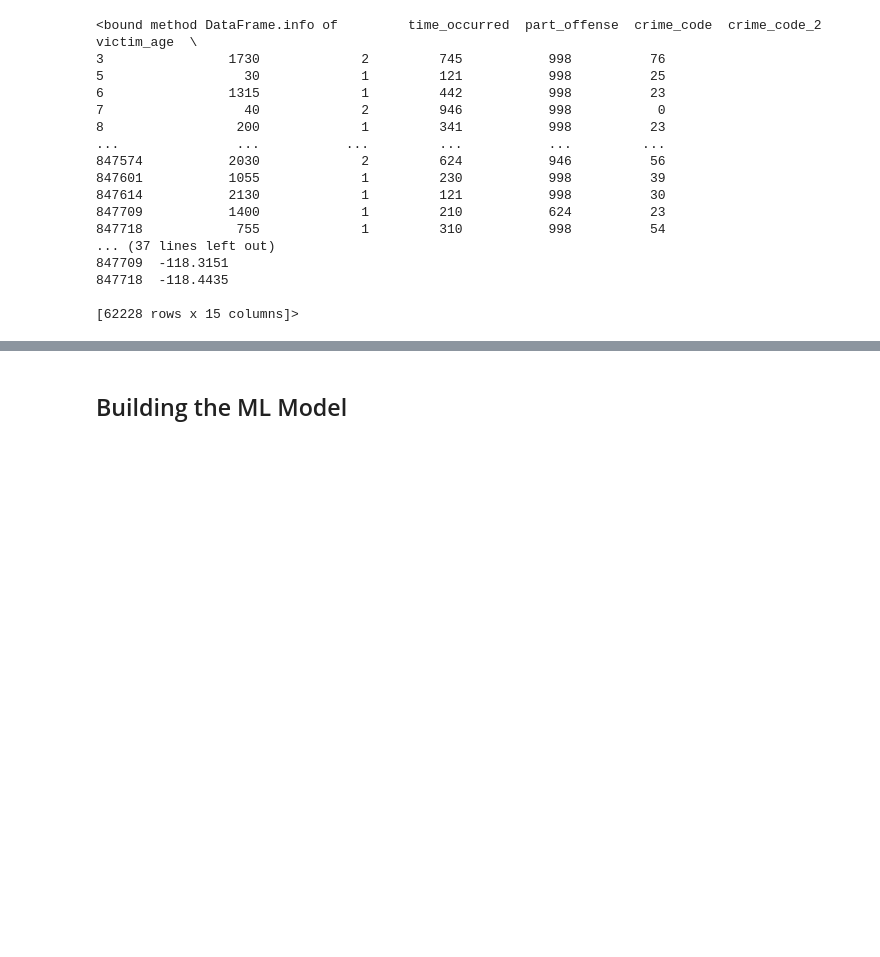
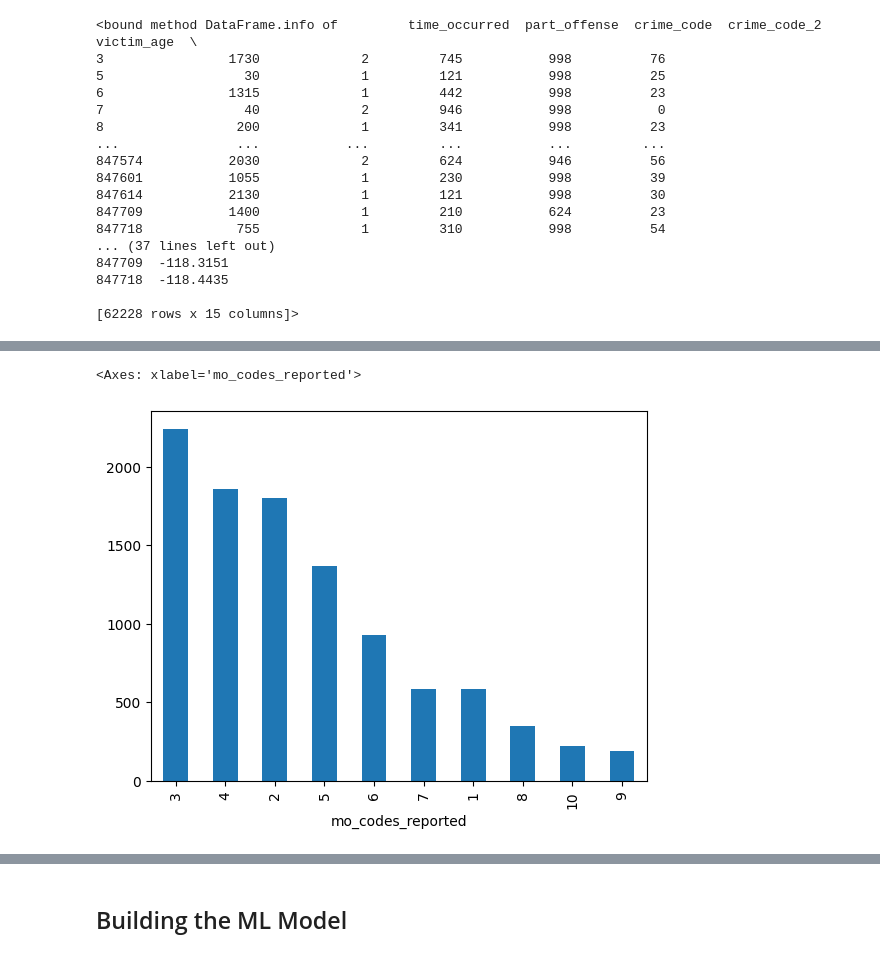
Before and after one commit to fbetan/ml-lapd-crime, a Jupyter notebook: lapd_crime_mlproject.ipynb, the cells around one changed output, grey strips where cells are left out. Cells and saved outputs as stored; diff of their text form; code cells hidden in the pictures; blank space fills up the shorter version.

```diff
--- a/lapd_crime_mlproject.ipynb
+++ b/lapd_crime_mlproject.ipynb
@@ -678,0 +750,6 @@ multi_crime.info
+# %%
+unknown_vd = multi_crime[multi_crime['victim_descent'] == 'X']
+unknown_vd['mo_codes_reported'].value_counts().plot(kind='bar')
+# %% [output]
+<Axes: xlabel='mo_codes_reported'>
+[figure, added]
```
Also changed, not shown: parts of 55 cells of this notebook, 2 other files.
